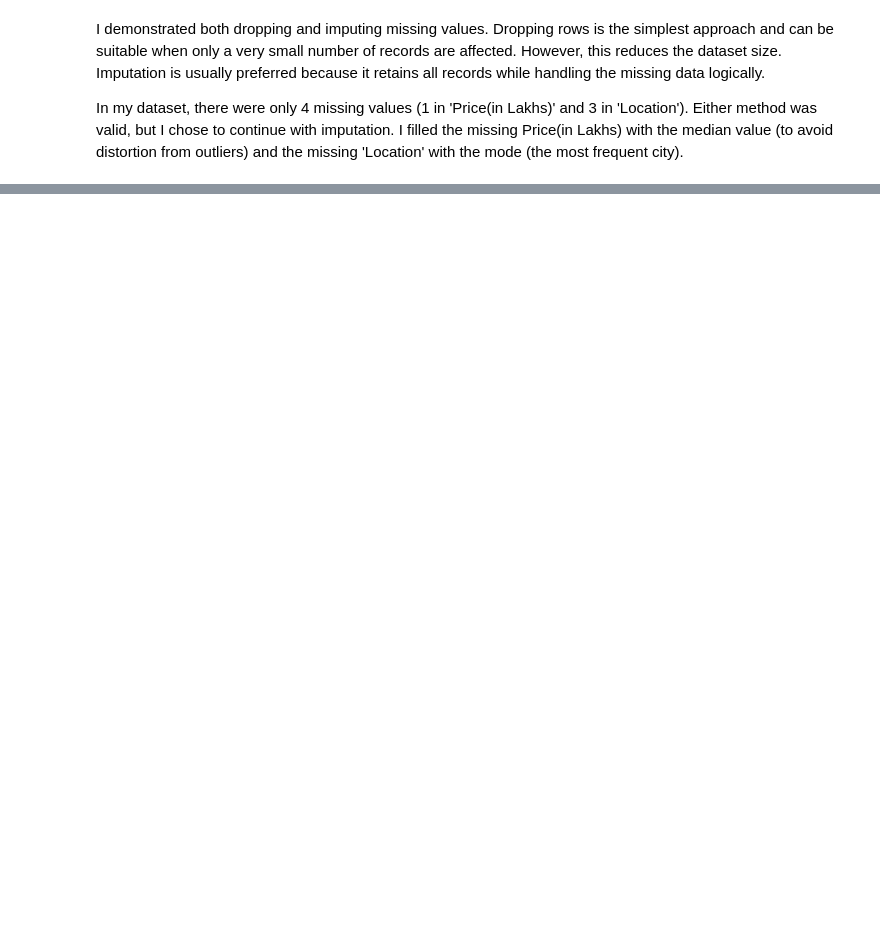
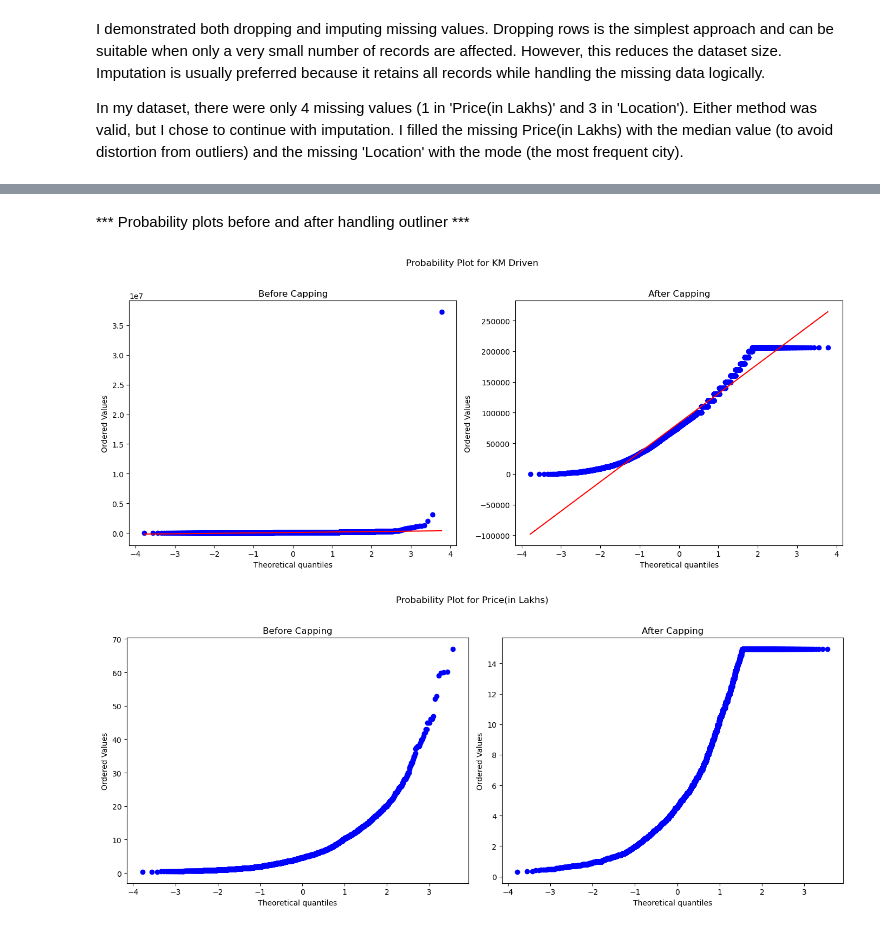
Before and after one commit to ps761/COMP1142281, a Jupyter notebook: 1142281_assignment.ipynb, the cells around one changed output, grey strips where cells are left out. Cells and saved outputs as stored; diff of their text form; code cells hidden in the pictures; blank space fills up the shorter version.

Commit message:
EDA and explanation
Used Cars Database

```diff
--- a/1142281_assignment.ipynb
+++ b/1142281_assignment.ipynb
@@ -398,0 +265,26 @@ stats.probplot(df_cleaned[feature], plot=plt)
+# %%
+def find_outliers_IQR_method(input_df, variable):
+    IQR = input_df[variable].quantile(0.75) - input_df[variable].quantile(0.25)
+
+    lower_limit = input_df[variable].quantile(0.25) - (IQR * 1.5)
+    upper_limit = input_df[variable].quantile(0.75) + (IQR * 1.5)
+
+    return lower_limit, upper_limit
+
+
+# Make a copy of original database, I learnt a lesson earlier and don't want to play around with original again
+df_capped = df.copy()
+
+# Columns to cap
+cols_to_cap = ['KM Driven', 'Price(in Lakhs)']
+
+for col in cols_to_cap:
+    lower, upper = find_outliers_IQR_method(df_capped, col)   # ✅ fixed
+    # Cap values outside the bounds
+    df_capped[col] = df_capped[col].clip(lower=lower, upper=upper)
+
+    print(f"\nColumn: {col}")
+    print(f" - Lower limit: {lower:.2f}")
+    print(f" - Upper limit: {upper:.2f}")
+    print(f" - Min after capping: {df_capped[col].min():.2f}")
+    print(f" - Max after capping: {df_capped[col].max():.2f}")
@@ -398,0 +303,24 @@ stats.probplot(df_cleaned[feature], plot=plt)
+# %% [markdown]
+*** Probability plots before and after handling outliner ***
+# %%
+#list of columns to visualize
+cols_to_visualize = ['KM Driven', 'Price(in Lakhs)']
+for feature in ['KM Driven', 'Price(in Lakhs)']:
+    plt.figure(figsize=(14,6))
+    plt.suptitle(f'Probability Plot for {feature}')
+
+    # BEFORE
+    plt.subplot(1,2,1)
+    stats.probplot(df[feature], dist="norm", plot=plt)
+    plt.title('Before Capping')
+
+    # AFTER
+    plt.subplot(1,2,2)
+    stats.probplot(df_capped[feature], dist="norm", plot=plt)
+    plt.title('After Capping')
+
+    plt.tight_layout(rect=[0,0,1,0.96])
+    plt.show()
+# %% [output]
+[figure, added]
+[figure, added]
```
Also changed, not shown: parts of 49 cells of this notebook.
